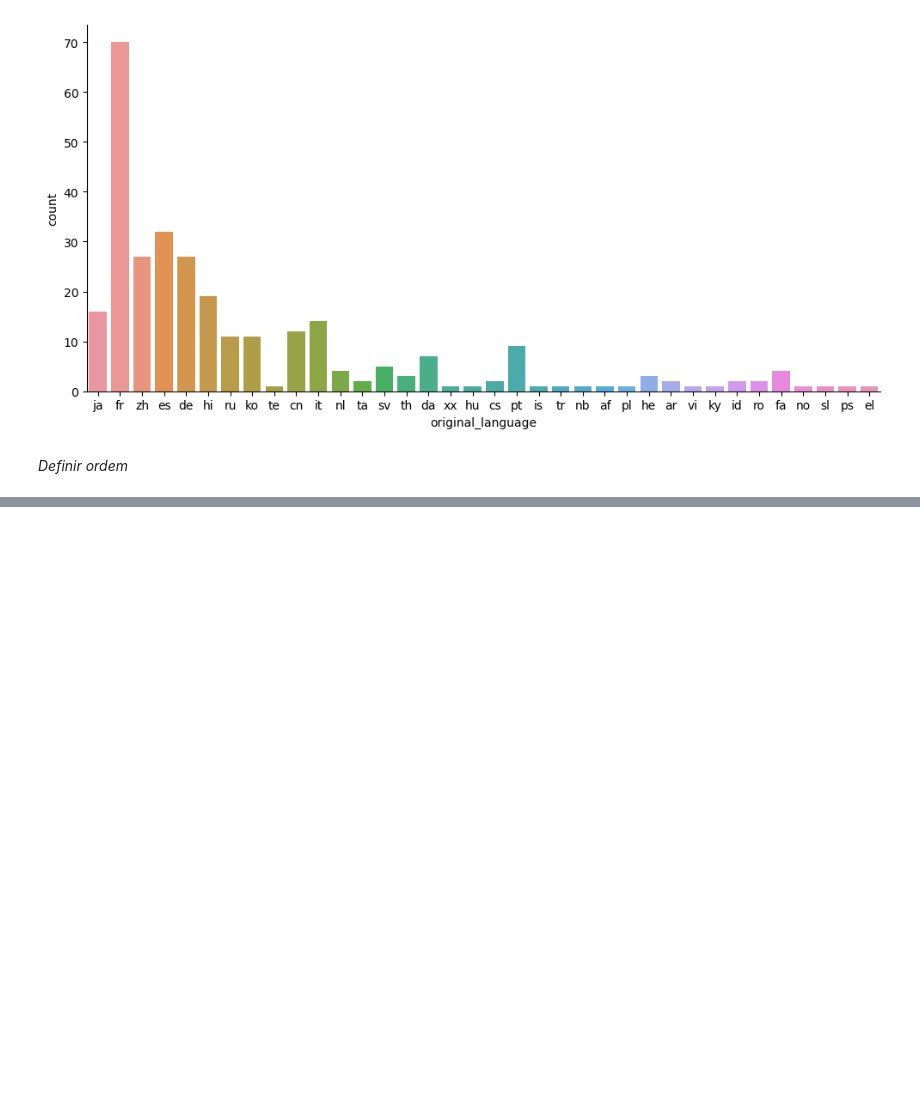
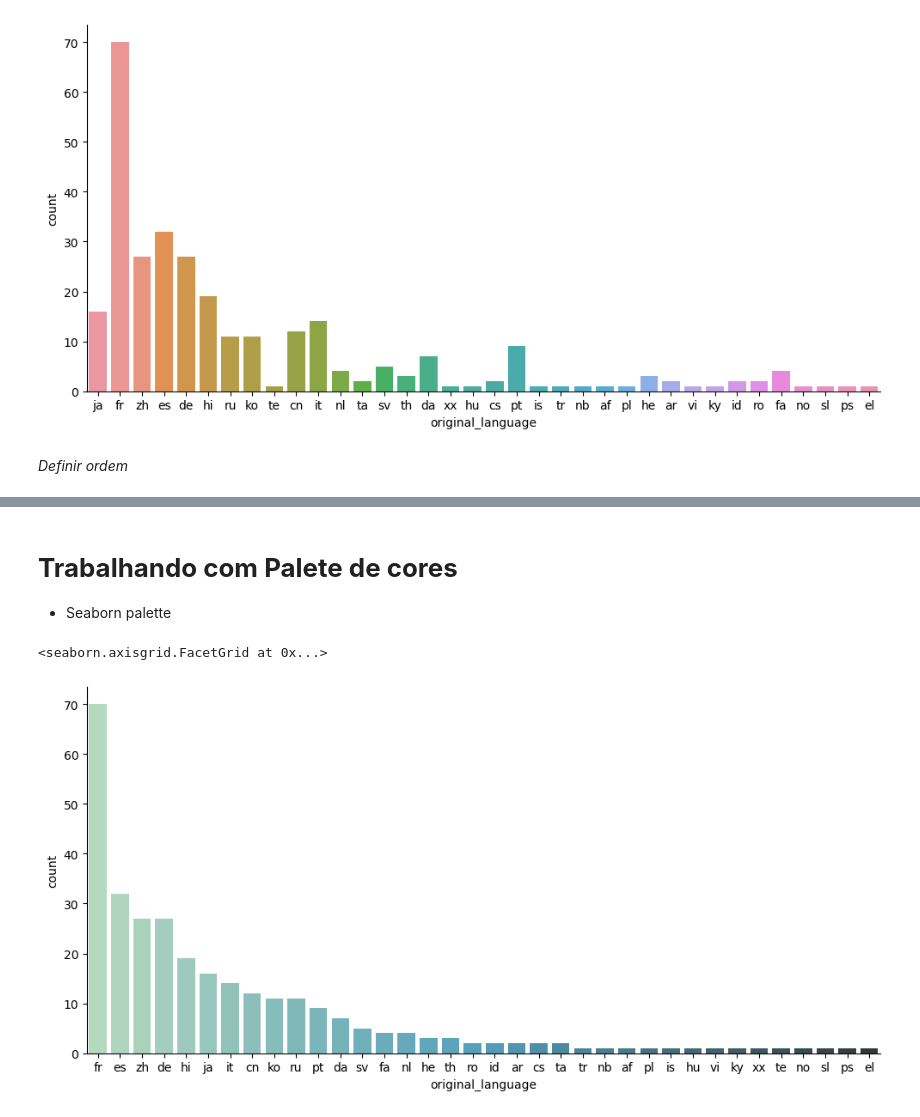
Before and after one commit to LRFNDS/iniciando-em-data-science, a Jupyter notebook: introdução_a_Data_Science_ok.ipynb, the cells around one changed output, grey strips where cells are left out. Cells and saved outputs as stored; diff of their text form; code cells hidden in the pictures; blank space fills up the shorter version.

```diff
--- a/introdução_a_Data_Science_ok.ipynb
+++ b/introdução_a_Data_Science_ok.ipynb
@@ -348,0 +378,14 @@ sns.catplot(x="original_language", kind="count", data=filmes_sem_lingua_en,
+# %% [markdown]
+# **Trabalhando com Palete de cores**
+
+
+*   Seaborn palette
+# %%
+sns.catplot(x="original_language", kind="count",
+            data = filmes_sem_lingua_en,
+            aspect=2,
+            palette = "GnBu_d",
+            order= total_de_lingua_por_outros.index)
+# %% [output]
+<seaborn.axisgrid.FacetGrid at 0x...>
+[figure, added]
```
Also changed, not shown: parts of 3 cells of this notebook.
